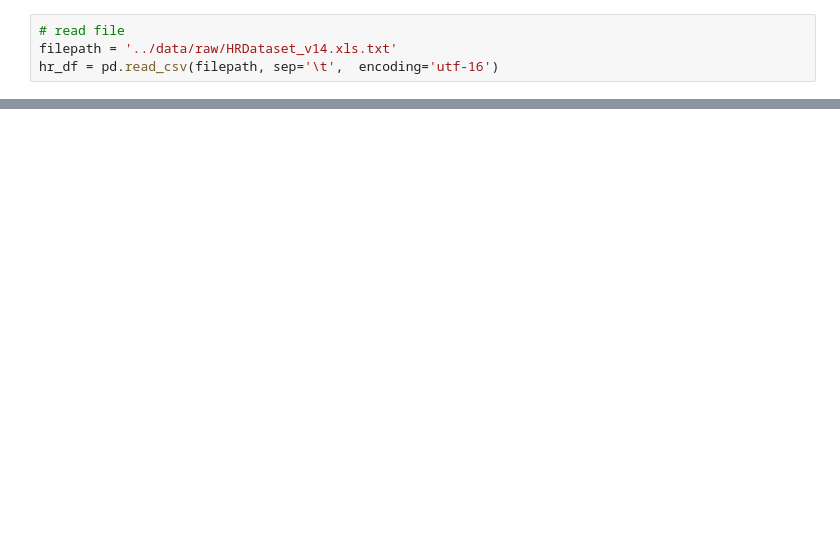
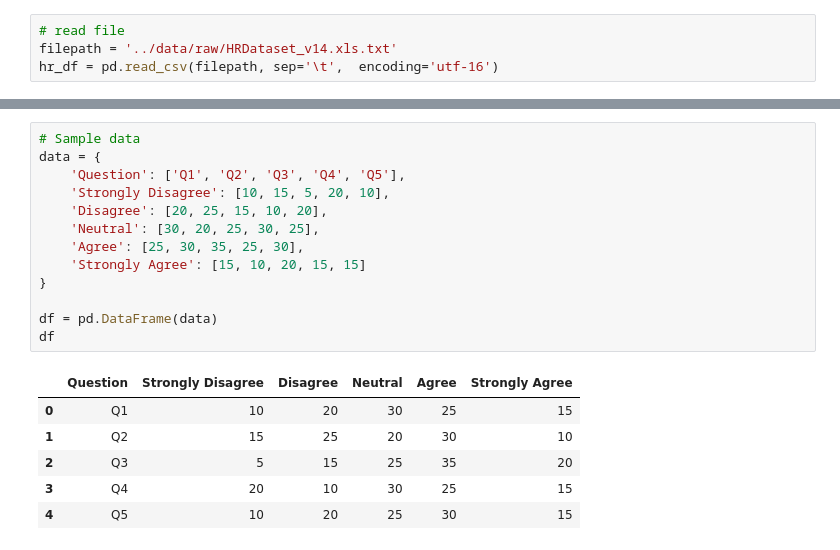
Before and after one commit to christiebarron/dvc10-hr, a Jupyter notebook: scripts/01_datawrangle.ipynb, the cells around one changed output, grey strips where cells are left out. Saved outputs shown, nothing was run; the diff lists cells and outputs as text; blank space fills up the shorter version.

```diff
--- a/scripts/01_datawrangle.ipynb
+++ b/scripts/01_datawrangle.ipynb
@@ -89,0 +218,20 @@ dtype: object
+# %%
+# Sample data
+data = {
+    'Question': ['Q1', 'Q2', 'Q3', 'Q4', 'Q5'],
+    'Strongly Disagree': [10, 15, 5, 20, 10],
+    'Disagree': [20, 25, 15, 10, 20],
+    'Neutral': [30, 20, 25, 30, 25],
+    'Agree': [25, 30, 35, 25, 30],
+    'Strongly Agree': [15, 10, 20, 15, 15]
+}
+
+df = pd.DataFrame(data)
+df
+# %% [output]
+|  | Question | Strongly Disagree | Disagree | Neutral | Agree | Strongly Agree |
+| 0 | Q1 | 10 | 20 | 30 | 25 | 15 |
+| 1 | Q2 | 15 | 25 | 20 | 30 | 10 |
+| 2 | Q3 | 5 | 15 | 25 | 35 | 20 |
+| 3 | Q4 | 20 | 10 | 30 | 25 | 15 |
+| 4 | Q5 | 10 | 20 | 25 | 30 | 15 |
```
Also changed, not shown: parts of 18 cells of this notebook, 5 other files.
